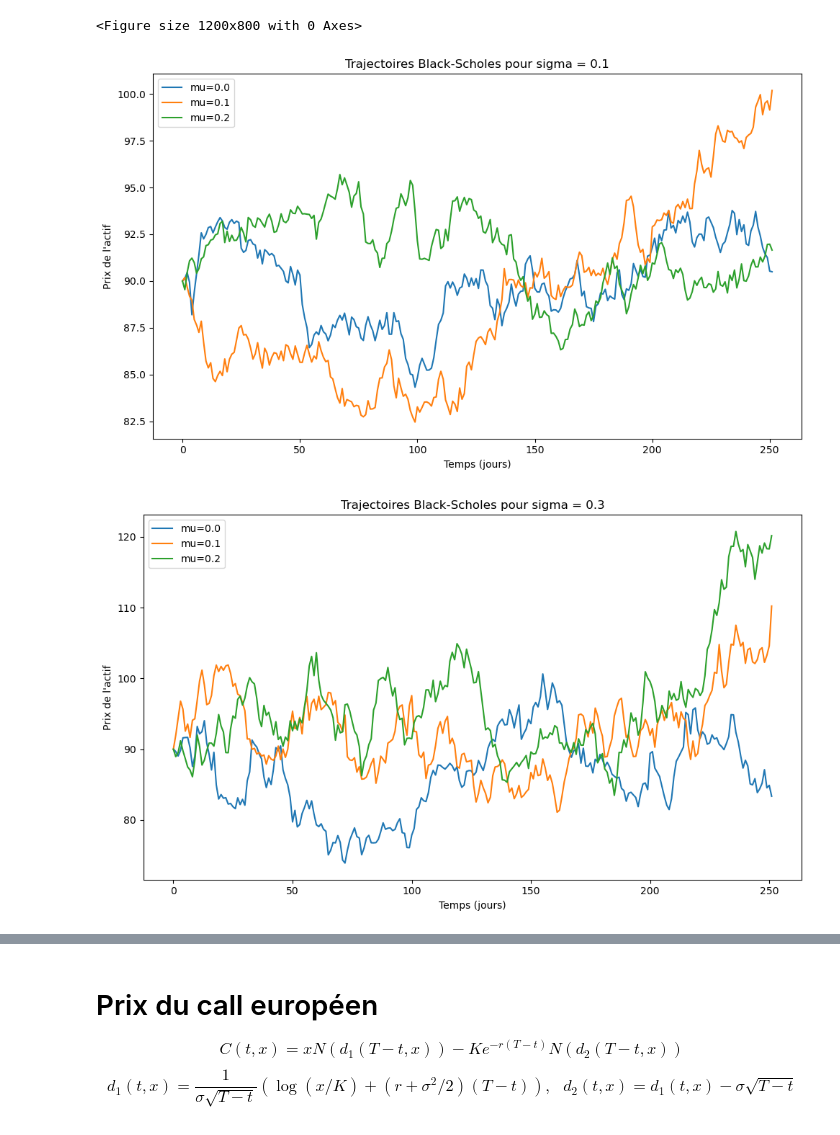
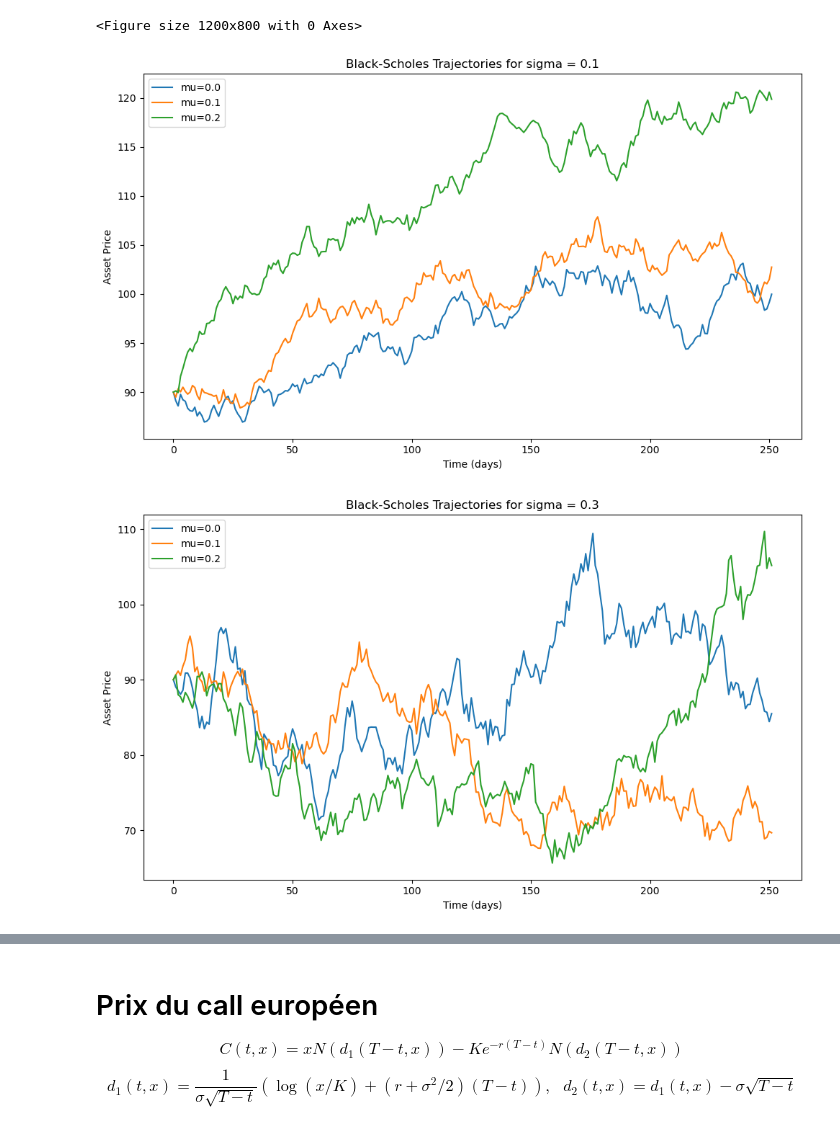
Before and after one commit to maxence2508/maths-fi, a Jupyter notebook: black-scholes/black-scholes.ipynb, the cells around one changed output, grey strips where cells are left out. Cells and saved outputs as stored; diff of their text form; code cells hidden in the pictures.

```diff
--- a/black-scholes/black-scholes.ipynb
+++ b/black-scholes/black-scholes.ipynb
@@ -18,34 +52,34 @@ class BlackScholes:
         return S
 # %%
 # Parameters
-r = 0.05
-x = 90
+r = 0.05      # Risk-free interest rate
+x = 90        # Initial asset price
 
-n = 1
-N = 252
-T = 1
+n = 1         # Number of trajectories
+N = 252       # Number of time steps (daily steps in one year)
+T = 1         # Maturity in years
 
-# Listes de mu et sigma à tester
-mu_list = [0.0, 0.1, 0.2]
-sigma_list = [0.1, 0.3, 0.9]
+# Lists of mu and sigma values to test
+mu_list = [0.0, 0.1, 0.2]         # Different drifts (expected returns)
+sigma_list = [0.1, 0.3, 0.9]      # Different volatilities
 
 plt.figure(figsize=(12, 8))
 
-# Génération des graphiques
+# Generate and plot trajectories for each sigma with varying mu
 for sigma in sigma_list:
     plt.figure(figsize=(10, 6))
     for mu in mu_list:
         model = BlackScholes(mu, sigma)
-        trajectory = model.generate(x, T, N, n)[0]
+        trajectory = model.generate(x, T, N, n)[0]  # Take the first (and only) simulation
         plt.plot(trajectory, label=f"mu={mu}")
 
-    plt.title(f"Trajectoires Black-Scholes pour sigma = {sigma}")
-    plt.xlabel("Temps (jours)")
-    plt.ylabel("Prix de l'actif")
+    plt.title(f"Black-Scholes Trajectories for sigma = {sigma}")
+    plt.xlabel("Time (days)")
+    plt.ylabel("Asset Price")
     plt.legend()
     plt.tight_layout()
     plt.show()
 # %% [output]
 <Figure size 1200x800 with 0 Axes>
-[figure, old version]
+[figure, new version]
-[figure, old version]
+[figure, new version]
```
Also changed, not shown: parts of 19 cells of this notebook.
